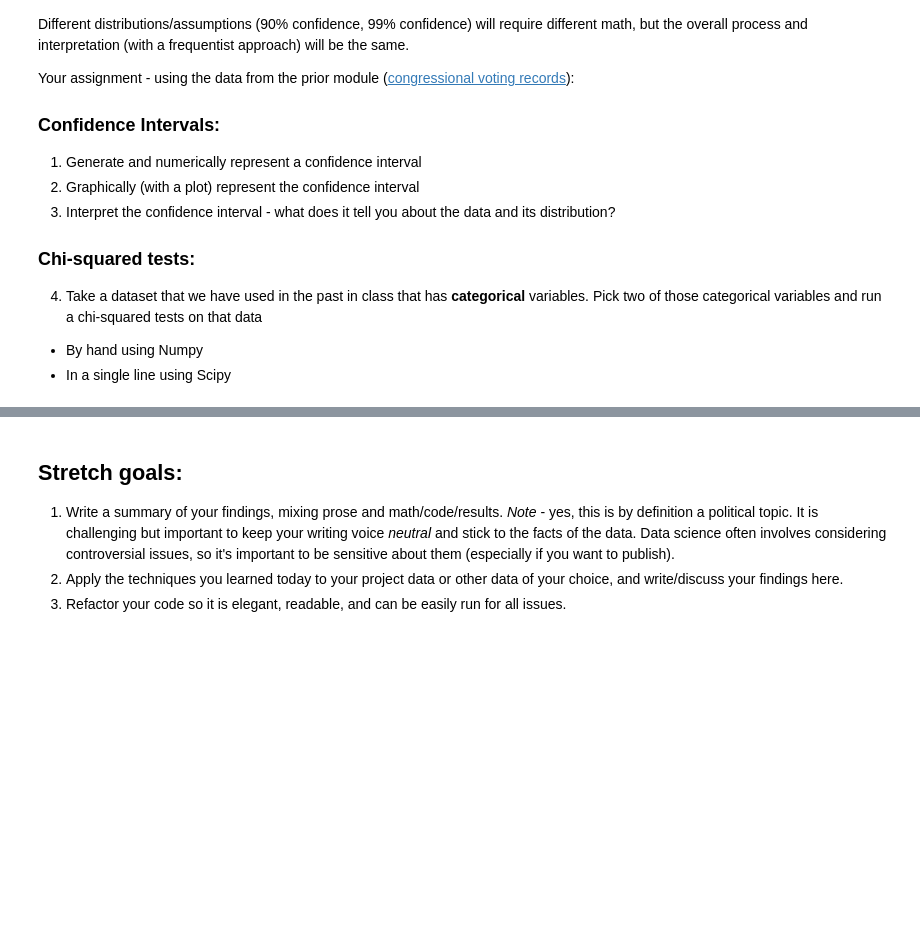
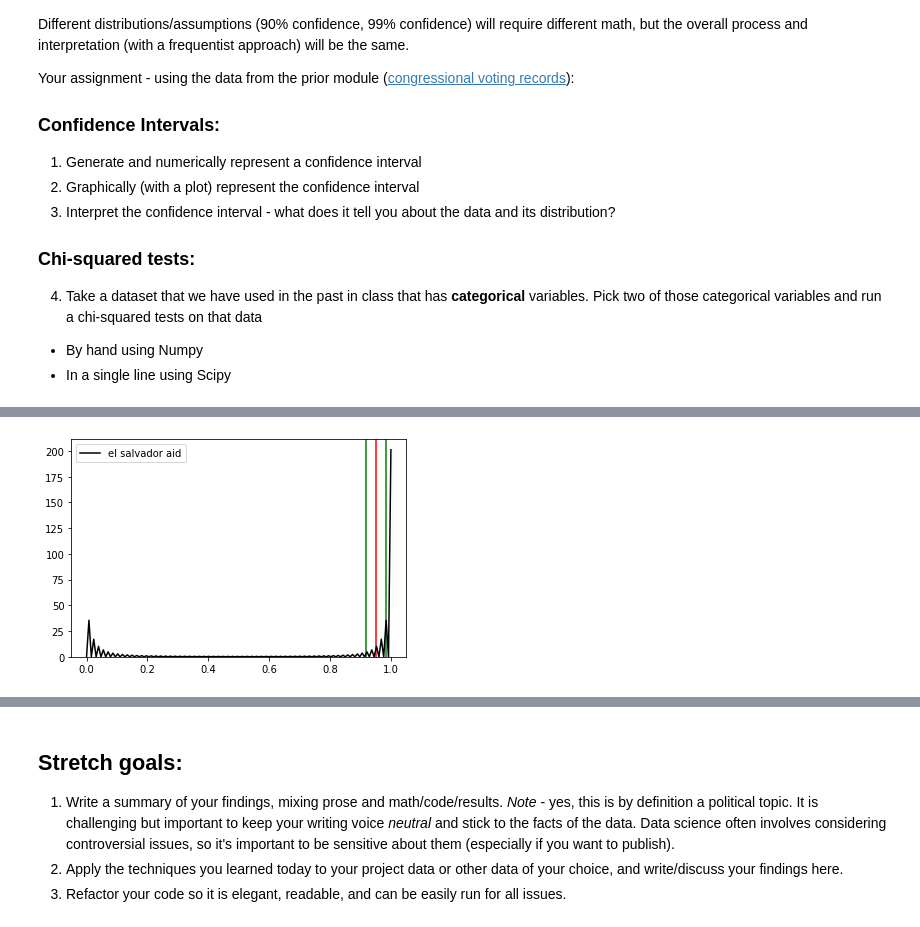
Before and after one commit to njaiprakash/DS-Unit-1-Sprint-2-Statistics, a Jupyter notebook: module2/LS_DS_122_Sampling_Confidence_Intervals_and_Hypothesis_Testing_Assignment.ipynb, the cells around one changed output, grey strips where cells are left out. Saved outputs shown, nothing was run; the diff lists cells and outputs as text; code cells hidden in the pictures; blank space fills up the shorter version.

```diff
--- a/module2/LS_DS_122_Sampling_Confidence_Intervals_and_Hypothesis_Testing_Assignment.ipynb
+++ b/module2/LS_DS_122_Sampling_Confidence_Intervals_and_Hypothesis_Testing_Assignment.ipynb
@@ -85,3 +85,11 @@ The red lines are the upper and lower bounds of the confidence intervals.
 We can see that both means lie well within both confidence intervals.
 
 And so on this particicular issue we fail to reject the null hypothesis that both parties vote same, since in this example, the differences are not statistically significant at the 95% confidence level.
+# %%
+con_int3 = confidence_interval(rep['el salvador aid'].dropna())
+plt.axvline(x=con_int3[1], color='g')
+plt.axvline(x=con_int3[2], color='g')
+plt.axvline(x=con_int3[0], color='r')
+sns.kdeplot(rep['el salvador aid'], color='black');
+# %% [output]
+[figure, added]
```
Also changed, not shown: parts of 4 cells of this notebook.
